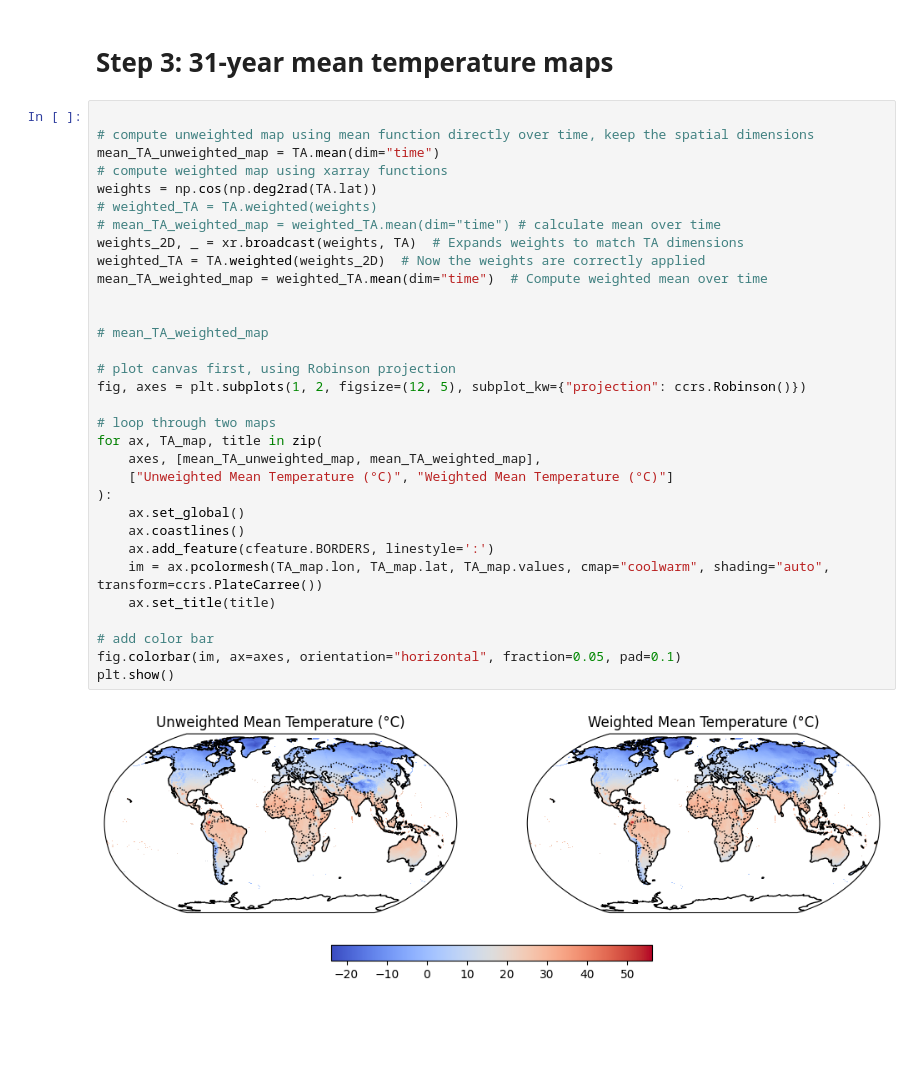
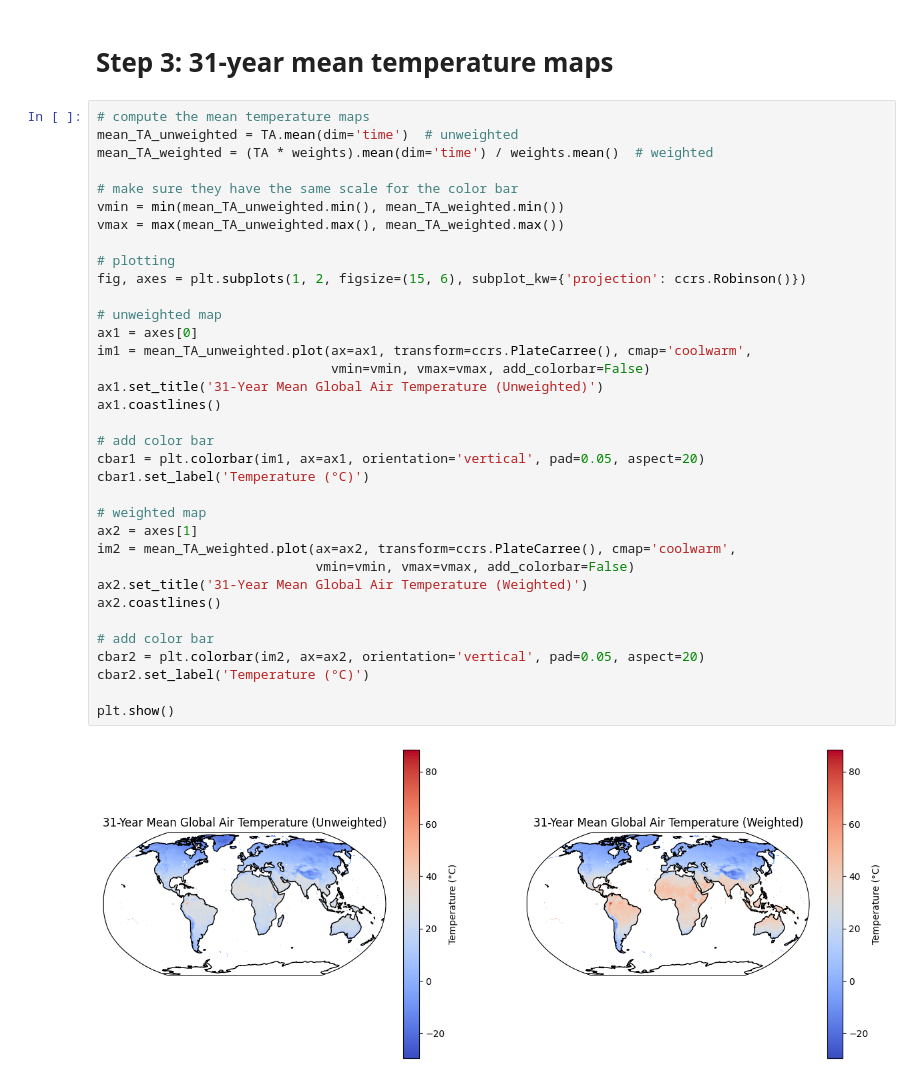
Before and after one commit to MarcWu-929/FWE458, a Jupyter notebook: Homework6/Homework6.ipynb, the cells around one changed output. Cells and saved outputs as stored; diff of their text form; blank space fills up the shorter version.

```diff
--- a/Homework6/Homework6.ipynb
+++ b/Homework6/Homework6.ipynb
@@ -88,36 +89,39 @@ plt.show()
 # %% [markdown]
 # Step 3: 31-year mean temperature maps
-# %%
-
-# compute unweighted map using mean function directly over time, keep the spatial dimensions
-mean_TA_unweighted_map = TA.mean(dim="time")
-# compute weighted map using xarray functions
-weights = np.cos(np.deg2rad(TA.lat))
-# weighted_TA = TA.weighted(weights)
-# mean_TA_weighted_map = weighted_TA.mean(dim="time") # calculate mean over time
-weights_2D, _ = xr.broadcast(weights, TA)  # Expands weights to match TA dimensions
-weighted_TA = TA.weighted(weights_2D)  # Now the weights are correctly applied
-mean_TA_weighted_map = weighted_TA.mean(dim="time")  # Compute weighted mean over time
-
-
-# mean_TA_weighted_map
-
-# plot canvas first, using Robinson projection
-fig, axes = plt.subplots(1, 2, figsize=(12, 5), subplot_kw={"projection": ccrs.Robinson()})
-
-# loop through two maps
-for ax, TA_map, title in zip(
-    axes, [mean_TA_unweighted_map, mean_TA_weighted_map],
-    ["Unweighted Mean Temperature (°C)", "Weighted Mean Temperature (°C)"]
-):
-    ax.set_global()
-    ax.coastlines()
-    ax.add_feature(cfeature.BORDERS, linestyle=':')
-    im = ax.pcolormesh(TA_map.lon, TA_map.lat, TA_map.values, cmap="coolwarm", shading="auto", transform=ccrs.PlateCarree())
-    ax.set_title(title)
-
-# add color bar
-fig.colorbar(im, ax=axes, orientation="horizontal", fraction=0.05, pad=0.1)
-plt.show()
-# %% [output]
-[figure, removed]
+# %%
+# compute the mean temperature maps
+mean_TA_unweighted = TA.mean(dim='time')  # unweighted
+mean_TA_weighted = (TA * weights).mean(dim='time') / weights.mean()  # weighted
+
+# make sure they have the same scale for the color bar
+vmin = min(mean_TA_unweighted.min(), mean_TA_weighted.min())
+vmax = max(mean_TA_unweighted.max(), mean_TA_weighted.max())
+
+# plotting
+fig, axes = plt.subplots(1, 2, figsize=(15, 6), subplot_kw={'projection': ccrs.Robinson()})
+
+# unweighted map
+ax1 = axes[0]
+im1 = mean_TA_unweighted.plot(ax=ax1, transform=ccrs.PlateCarree(), cmap='coolwarm',
+                              vmin=vmin, vmax=vmax, add_colorbar=False)
+ax1.set_title('31-Year Mean Global Air Temperature (Unweighted)')
+ax1.coastlines()
+
+# add color bar
+cbar1 = plt.colorbar(im1, ax=ax1, orientation='vertical', pad=0.05, aspect=20)
+cbar1.set_label('Temperature (°C)')
+
+# weighted map
+ax2 = axes[1]
+im2 = mean_TA_weighted.plot(ax=ax2, transform=ccrs.PlateCarree(), cmap='coolwarm',
+                            vmin=vmin, vmax=vmax, add_colorbar=False)
+ax2.set_title('31-Year Mean Global Air Temperature (Weighted)')
+ax2.coastlines()
+
+# add color bar
+cbar2 = plt.colorbar(im2, ax=ax2, orientation='vertical', pad=0.05, aspect=20)
+cbar2.set_label('Temperature (°C)')
+
+plt.show()
+# %% [output]
+[figure, added]
```
Also changed, not shown: parts of 3 cells of this notebook.
